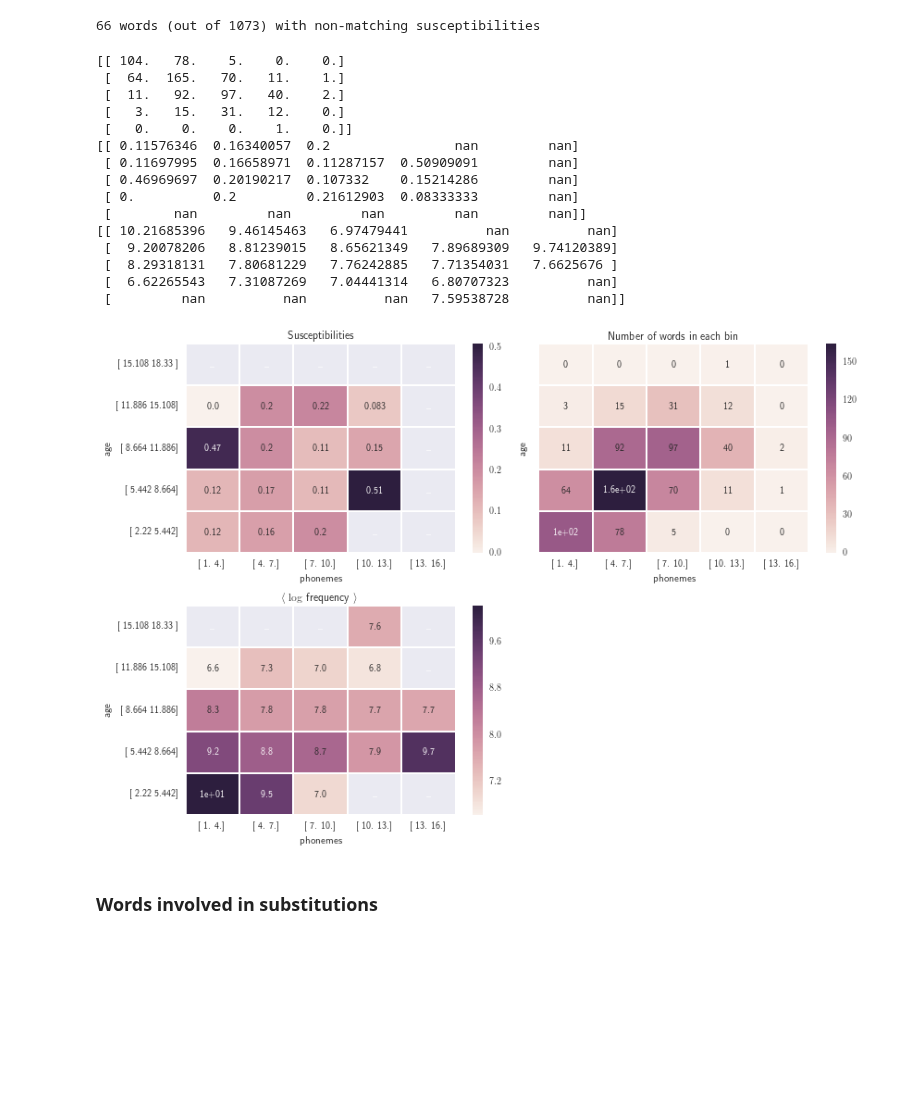
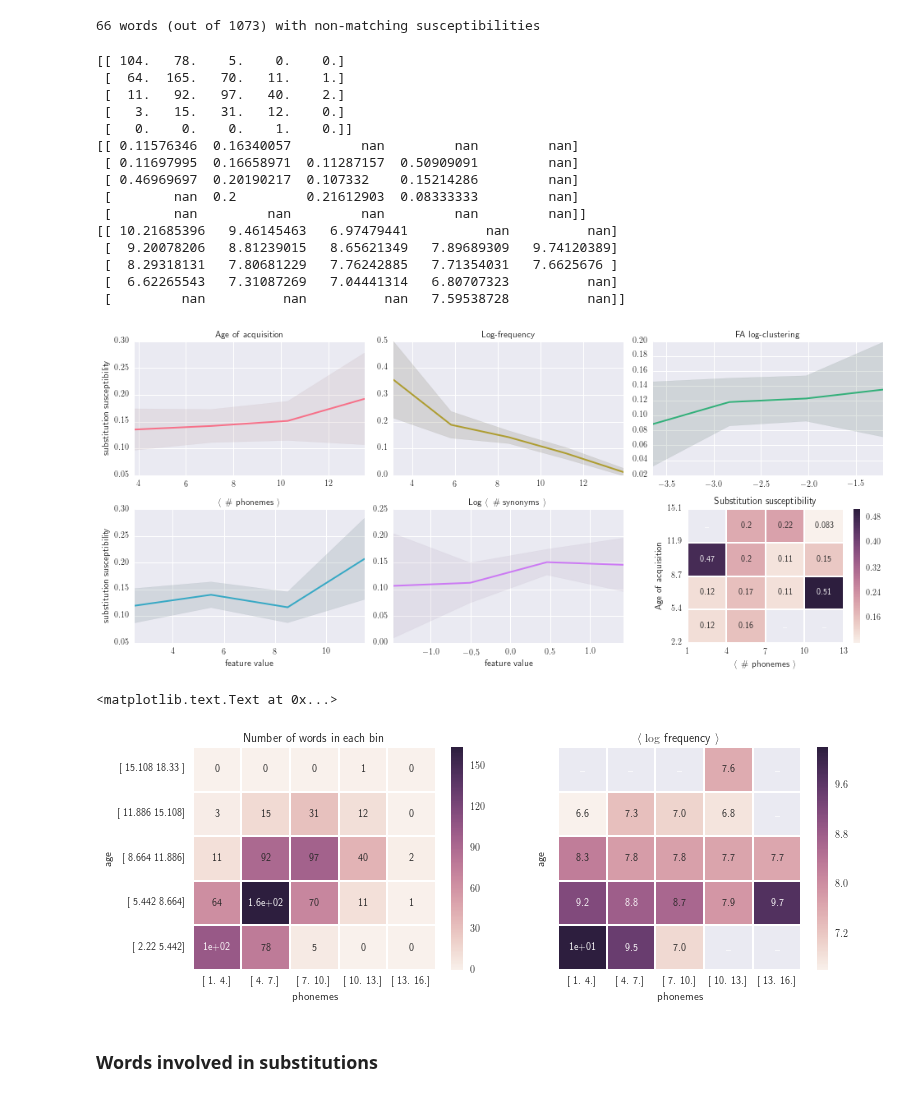
Before and after one commit to wehlutyk/brainscopypaste, a Jupyter notebook: substitutions_paper.ipynb, the cells around one changed output. Saved outputs shown, nothing was run; the diff lists cells and outputs as text; code cells hidden in the pictures; blank space fills up the shorter version.

Commit message:
Add heatmap to susceptibility figure

```diff
--- a/substitutions_paper.ipynb
+++ b/substitutions_paper.ipynb
@@ -221,7 +221,7 @@ print("{} words (out of {}) with non-matching susceptibilities".format(n_diff, l
 
 nbins_age = 5
 nbins_phonemes = 5
-n_pts_threshold = 3
+n_pts_threshold = 10
 
 #range_age = feature_ranges['aoa_Kuperman']
 #range_phonemes = feature_ranges['cmu_MNphonemes']
@@ -268,43 +268,66 @@ print freqs2d
  [  11.   92.   97.   40.    2.]
  [   3.   15.   31.   12.    0.]
  [   0.    0.    0.    1.    0.]]
-[[ 0.11576346  0.16340057  0.2                nan         nan]
+[[ 0.11576346  0.16340057         nan         nan         nan]
  [ 0.11697995  0.16658971  0.11287157  0.50909091         nan]
  [ 0.46969697  0.20190217  0.107332    0.15214286         nan]
- [ 0.          0.2         0.21612903  0.08333333         nan]
+ [        nan  0.2         0.21612903  0.08333333         nan]
  [        nan         nan         nan         nan         nan]]
 [[ 10.21685396   9.46145463   6.97479441          nan          nan]
  [  9.20078206   8.81239015   8.65621349   7.89689309   9.74120389]
  [  8.29318131   7.80681229   7.76242885   7.71354031   7.6625676 ]
  [  6.62265543   7.31087269   7.04441314   6.80707323          nan]
  [         nan          nan          nan   7.59538728          nan]]
+# %%
+crop = -1
+
+pts02 = sg.axes[2].get_position().get_points()
+pts10 = sg.axes[3].get_position().get_points()
+left, bottom = pts02[0, 0], pts10[0, 1]
+width, height = pts02[1, 0] - pts02[0, 0], pts02[1, 1] - pts02[0, 1]
+scale = 0.85
+left += width * (1 - scale)
+width = width * scale
+ax = sg.fig.add_axes([left, bottom, width, height])
+
+sb.heatmap(suscepts2d[:crop,:crop][::-1],
+           yticklabels=[bins_age[i:i+2] for i in range(nbins_age + crop)[::-1]],
+           xticklabels=[bins_phonemes[j:j+2] for j in range(nbins_phonemes + crop)],
+           mask=np.isnan(suscepts2d[:crop,:crop][::-1]), annot=True, fmt=".2", ax=ax)
+
+ax.set_title('Substitution susceptibility')
+
+ax.set_xlabel(translate('cmu_MNphonemes'))
+ax.set_xticks(range(nbins_phonemes + crop + 1))
+ax.set_xticklabels(map(lambda x: "${}$".format(int(x)), bins_phonemes[:crop]))
+
+ax.set_ylabel(translate('aoa_Kuperman'))
+ax.set_yticks(range(nbins_age + crop + 1))
+ax.set_yticklabels(map(lambda x: "${:.1f}$".format(x), bins_age[:crop]), rotation='horizontal')
+
+# Save figure
+sg.fig.savefig('data/figures_paper/feature_susceptibilities.png', bbox_inches='tight', dpi=300)
+# %% [output]
+[figure, added]
 # %%
-fig, axs = plt.subplots(2, 2, figsize=(12, 8))
-sb.heatmap(suscepts2d[::-1],
+fig, axs = plt.subplots(1, 2, figsize=(12, 4))
+sb.heatmap(n2d[::-1],
            yticklabels=[bins_age[i:i+2] for i in range(nbins_age)[::-1]],
            xticklabels=[bins_phonemes[j:j+2] for j in range(nbins_phonemes)],
-           mask=np.isnan(suscepts2d[::-1]), annot=True, fmt=".2", ax=axs[0,0])
-axs[0, 0].set_title('Susceptibilities')
-axs[0, 0].set_xlabel('phonemes')
-axs[0, 0].set_ylabel('age')
-sb.heatmap(n2d[::-1],
+           annot=True, ax=axs[0])
+axs[0].set_title('Number of words in each bin')
+axs[0].set_ylabel('age')
+axs[0].set_xlabel('phonemes')
+sb.heatmap(freqs2d[::-1],
            yticklabels=[''] * nbins_phonemes,
            xticklabels=[bins_phonemes[j:j+2] for j in range(nbins_phonemes)],
-           annot=True, ax=axs[0, 1])
-axs[0, 1].set_title('Number of words in each bin')
-axs[0, 1].set_ylabel('age')
-axs[0, 1].set_xlabel('phonemes')
-sb.heatmap(freqs2d[::-1],
-           yticklabels=[bins_age[i:i+2] for i in range(nbins_age)[::-1]],
-           xticklabels=[bins_phonemes[j:j+2] for j in range(nbins_phonemes)],
-           mask=np.isnan(freqs2d[::-1]), annot=True, fmt=".2", ax=axs[1, 0])
-axs[1, 0].set_title(r'$\left< \right. \log$ frequency $\left. \right>$')
-axs[1, 0].set_ylabel('age')
-axs[1, 0].set_xlabel('phonemes')
-axs[1, 1].set_axis_off()
-fig.tight_layout()
+           mask=np.isnan(freqs2d[::-1]), annot=True, fmt=".2", ax=axs[1])
+axs[1].set_title(r'$\left< \right. \log$ frequency $\left. \right>$')
+axs[1].set_ylabel('age')
+axs[1].set_xlabel('phonemes')
 # %% [output]
+<matplotlib.text.Text at 0x...>
-[figure, old version]
+[figure, new version]
 # %% [markdown]
 ### Words involved in substitutions
 # %%
```
Also changed, not shown: parts of 2 cells of this notebook, 1 other file.
